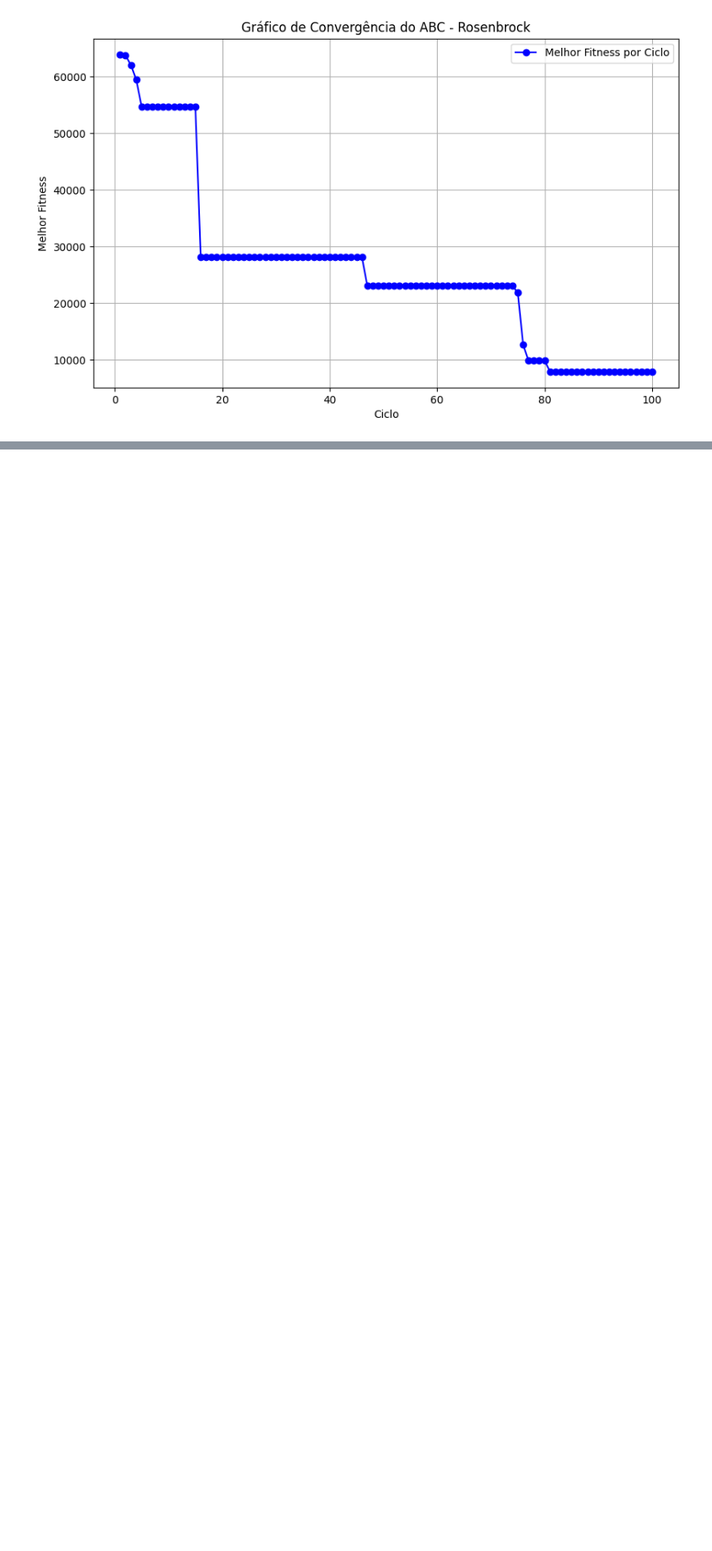
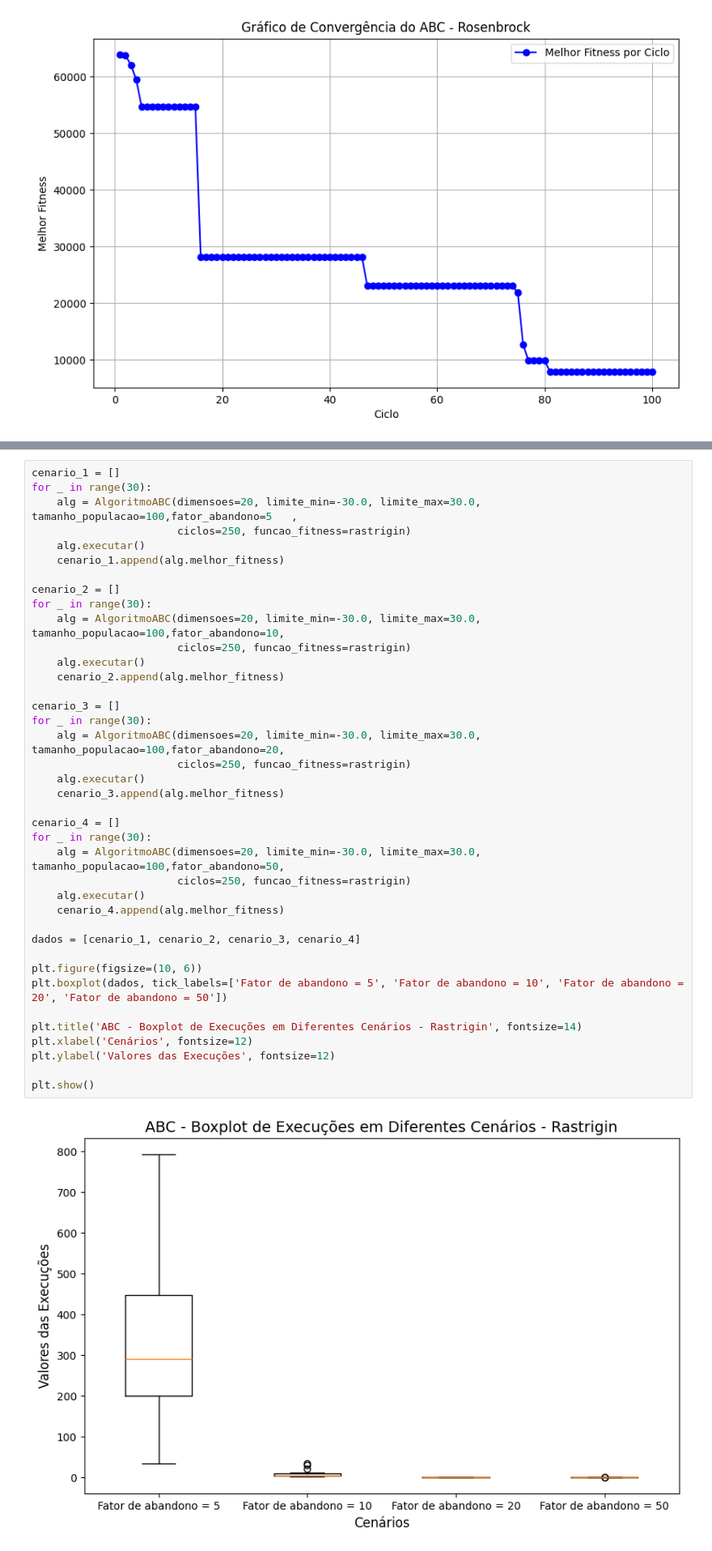
Before and after one commit to Guiioff/Algoritmos-Otimizacao, a Jupyter notebook: alg_abc.ipynb, the cells around one changed output, grey strips where cells are left out. Shown at 81% size. Drawn from its saved outputs; the diff is of its cells as text; blank space fills up the shorter version.

Commit message:
ABC - criação dos gráficos boxplot

```diff
--- a/alg_abc.ipynb
+++ b/alg_abc.ipynb
@@ -242,0 +288,41 @@ Ciclo 80 - Melhor Fitness: 7906.9463670456935 - Melhor Posição: [ 0.48013816
+# %%
+cenario_1 = []
+for _ in range(30):
+    alg = AlgoritmoABC(dimensoes=20, limite_min=-30.0, limite_max=30.0, tamanho_populacao=100,fator_abandono=5   ,
+                       ciclos=250, funcao_fitness=rastrigin)
+    alg.executar()
+    cenario_1.append(alg.melhor_fitness)
+
+cenario_2 = []
+for _ in range(30):
+    alg = AlgoritmoABC(dimensoes=20, limite_min=-30.0, limite_max=30.0, tamanho_populacao=100,fator_abandono=10,
+                       ciclos=250, funcao_fitness=rastrigin)
+    alg.executar()
+    cenario_2.append(alg.melhor_fitness)
+
+cenario_3 = []
+for _ in range(30):
+    alg = AlgoritmoABC(dimensoes=20, limite_min=-30.0, limite_max=30.0, tamanho_populacao=100,fator_abandono=20,
+                       ciclos=250, funcao_fitness=rastrigin)
+    alg.executar()
+    cenario_3.append(alg.melhor_fitness)
+
+cenario_4 = []
+for _ in range(30):
+    alg = AlgoritmoABC(dimensoes=20, limite_min=-30.0, limite_max=30.0, tamanho_populacao=100,fator_abandono=50,
+                       ciclos=250, funcao_fitness=rastrigin)
+    alg.executar()
+    cenario_4.append(alg.melhor_fitness)
+
+dados = [cenario_1, cenario_2, cenario_3, cenario_4]
+
+plt.figure(figsize=(10, 6))
+plt.boxplot(dados, tick_labels=['Fator de abandono = 5', 'Fator de abandono = 10', 'Fator de abandono = 20', 'Fator de abandono = 50'])
+
+plt.title('ABC - Boxplot de Execuções em Diferentes Cenários - Rastrigin', fontsize=14)
+plt.xlabel('Cenários', fontsize=12)
+plt.ylabel('Valores das Execuções', fontsize=12)
+
+plt.show()
+# %% [output]
+[figure, added]
```
Also changed, not shown: parts of 7 cells of this notebook.
